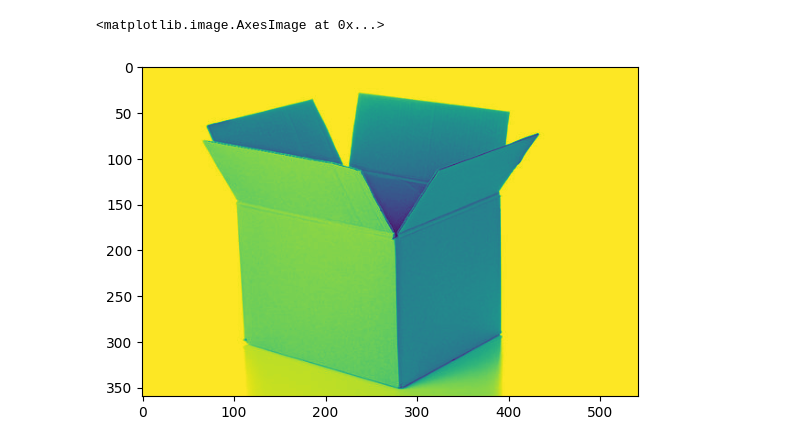
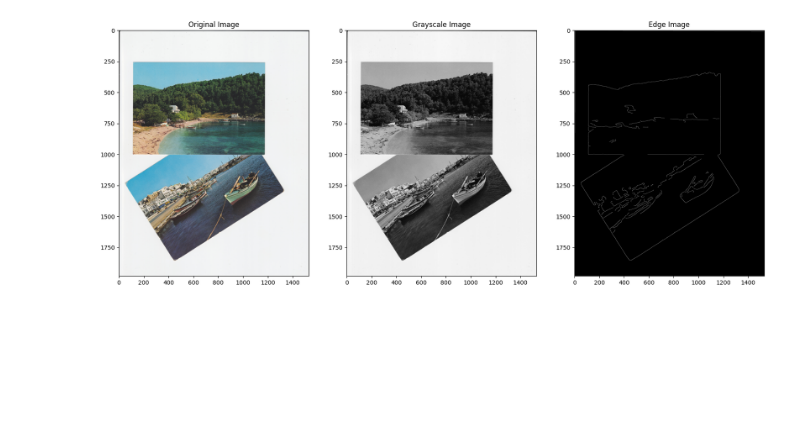
Before and after one commit to andriotis/dip-2, a Jupyter notebook: lab.ipynb, the cells around one changed output. Drawn from its saved outputs; the diff is of its cells as text; code cells hidden in the pictures; blank space fills up the shorter version.

```diff
--- a/lab.ipynb
+++ b/lab.ipynb
@@ -13,12 +13,25 @@ from skimage import io, color, feature, transform, filters, measure
 # %%
-# Step 1: Load the image
-image = io.imread("data/im2.jpg")
-gray = color.rgb2gray(image)
+# remove the outer 50px frame of the image
+original = io.imread("data/im2.jpg")
+# crop the original
+original = original
+# resize original image to a tenth of its size
+original = cv.resize(original, (0, 0), fx=0.3, fy=0.3)
+gray = color.rgb2gray(original)
+binary = feature.canny(gray, sigma=5)
 
 
 def plot_images(images, titles, figsize=(20, 20)):
     fig, axs = plt.subplots(1, len(images))
     fig.set_size_inches(figsize)
     for ax, image, title in zip(axs, images, titles):
         ax.set_title(title)
         ax.imshow(image, cmap="gray")
+
+
+plot_images(
+    [original, gray, binary],
+    ["Original Image", "Grayscale Image", "Edge Image"],
+)
+# %% [output]
+[figure, added]
@@ -105,5 +37,0 @@ def my_corner_harris(img: np.ndarray, k: float, sigma: float) -> np.ndarray:
-# %%
-plt.imshow(gray_image)
-# %% [output]
-<matplotlib.image.AxesImage at 0x...>
-[figure, removed]
```
Also changed, not shown: parts of 16 cells of this notebook, 6 other files.
